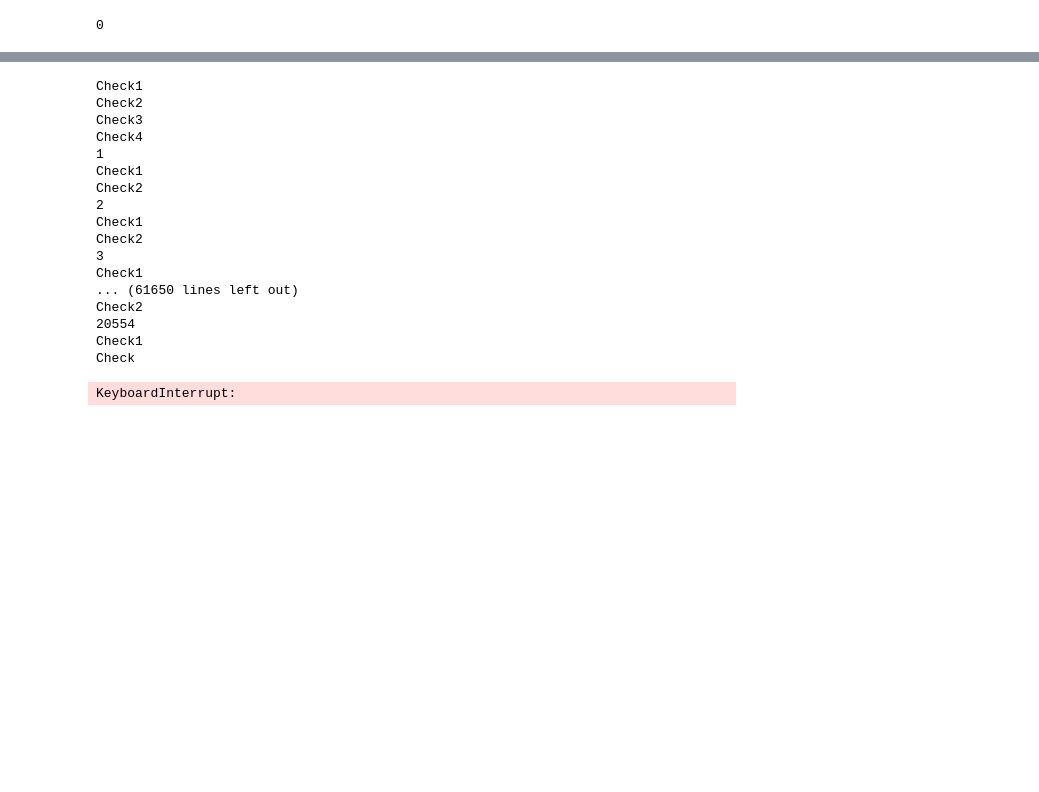
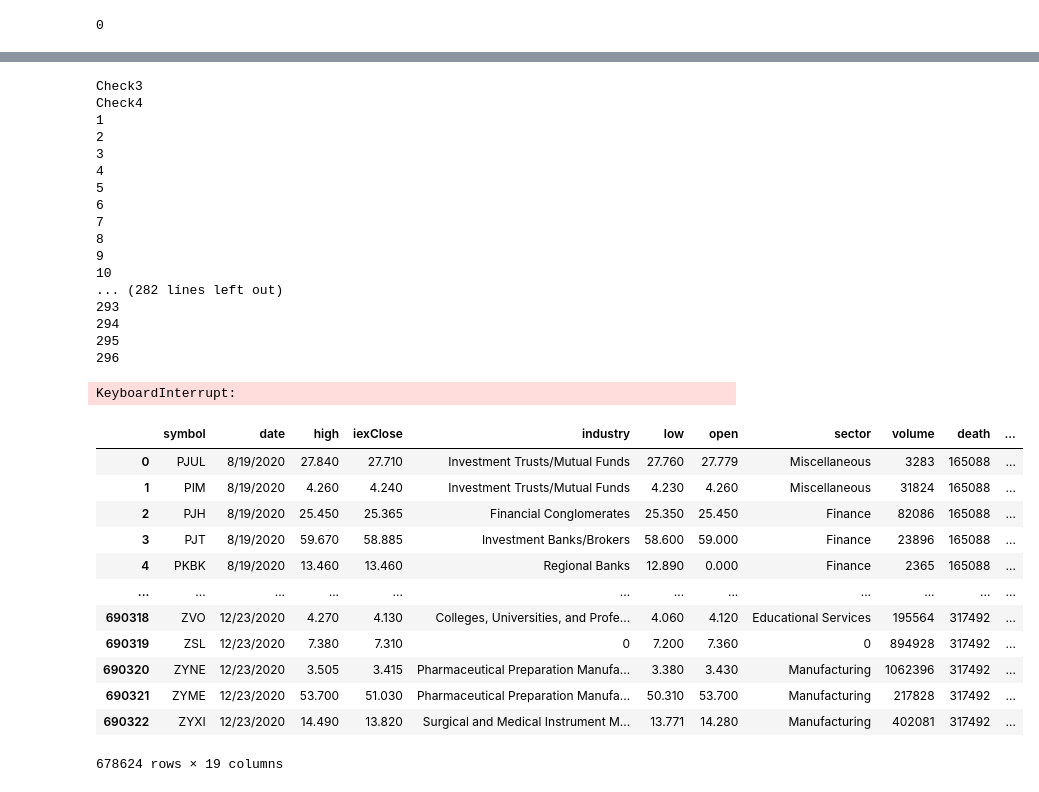
Before and after one commit to joeapodaca/apestogetherstrong, a Jupyter notebook: MergedDataDropNulls.ipynb, the cells around one changed output, grey strips where cells are left out. Saved outputs shown, nothing was run; the diff lists cells and outputs as text; code cells hidden in the pictures; blank space fills up the shorter version.

```diff
--- a/MergedDataDropNulls.ipynb
+++ b/MergedDataDropNulls.ipynb
@@ -80,38 +48,56 @@ data_df_dropped_columns
 # %%
-symbols_to_drop = []
+# symbols_to_drop = []
 
-symbols = data_df_dropped_columns['symbol']
-count = 0
-for symbol in symbols:
-    #print(f'Check1')
-    #display(data_df_dropped_columns.loc[data_df_dropped_columns['symbol'] == symbol])
-    #temp_df = data_df_dropped_columns.loc[data_df_dropped_columns['symbol'] == symbol]
-    #print(f'Check2')
-    if ((0 in data_df_dropped_columns.loc[data_df_dropped_columns['symbol'] == symbol]['iexClose']) and (symbol not in symbols_to_drop)):
-        print(f'Check3')
-        symbols_to_drop.append(symbol)
-        print(f'Check4')
-    count = count+1
-    print(count)
-# list(symbols_to_drop)
+# symbols = data_df['symbol']
+# count = 0
+# for symbol in symbols:
+#     #print(f'Check1')
+#     #display(data_df_.loc[data_df['symbol'] == symbol])
+#     #temp_df = data_df.loc[data_df['symbol'] == symbol]
+#     #print(f'Check2')
+#     if ((0 in data_df.loc[data_df['symbol'] == symbol]['iexClose']) and (symbol not in symbols_to_drop)):
+#         print(f'Check3')
+#         symbols_to_drop.append(symbol)
+#         print(f'Check4')
+#     count = count+1
+#     print(count)
+# # list(symbols_to_drop)
 # %% [output]
-Check1
-Check2
 Check3
 Check4
 1
-Check1
-Check2
 2
-Check1
-Check2
 3
-Check1
-... (61650 lines left out)
-Check2
-20554
-Check1
-Check
+4
+5
+6
+7
+8
+9
+10
+... (282 lines left out)
+293
+294
+295
+296
 KeyboardInterrupt:
 # %%
-# if 0 in data_dfdata_df_dropped_columns then
+#dropna then drop unique < 80
+# data_df_droppedna = data_df.dropna(subset=['iexClose'])
+# data_df_droppedna
+data_df = data_df[data_df.iexClose !=0]
+data_df
+# %% [output]
+|  | symbol | date | high | iexClose | industry | low | open | sector | volume | death | ... |
+| 0 | PJUL | 8/19/2020 | 27.840 | 27.710 | Investment Trusts/Mutual Funds | 27.760 | 27.779 | Miscellaneous | 3283 | 165088 | ... |
+| 1 | PIM | 8/19/2020 | 4.260 | 4.240 | Investment Trusts/Mutual Funds | 4.230 | 4.260 | Miscellaneous | 31824 | 165088 | ... |
+| 2 | PJH | 8/19/2020 | 25.450 | 25.365 | Financial Conglomerates | 25.350 | 25.450 | Finance | 82086 | 165088 | ... |
+| 3 | PJT | 8/19/2020 | 59.670 | 58.885 | Investment Banks/Brokers | 58.600 | 59.000 | Finance | 23896 | 165088 | ... |
+| 4 | PKBK | 8/19/2020 | 13.460 | 13.460 | Regional Banks | 12.890 | 0.000 | Finance | 2365 | 165088 | ... |
+| ... | ... | ... | ... | ... | ... | ... | ... | ... | ... | ... | ... |
+| 690318 | ZVO | 12/23/2020 | 4.270 | 4.130 | Colleges, Universities, and Profe... | 4.060 | 4.120 | Educational Services | 195564 | 317492 | ... |
+| 690319 | ZSL | 12/23/2020 | 7.380 | 7.310 | 0 | 7.200 | 7.360 | 0 | 894928 | 317492 | ... |
+| 690320 | ZYNE | 12/23/2020 | 3.505 | 3.415 | Pharmaceutical Preparation Manufa... | 3.380 | 3.430 | Manufacturing | 1062396 | 317492 | ... |
+| 690321 | ZYME | 12/23/2020 | 53.700 | 51.030 | Pharmaceutical Preparation Manufa... | 50.310 | 53.700 | Manufacturing | 217828 | 317492 | ... |
+| 690322 | ZYXI | 12/23/2020 | 14.490 | 13.820 | Surgical and Medical Instrument M... | 13.771 | 14.280 | Manufacturing | 402081 | 317492 | ... |
+678624 rows × 19 columns
```
Also changed, not shown: parts of 32 cells of this notebook, 1 other file.
